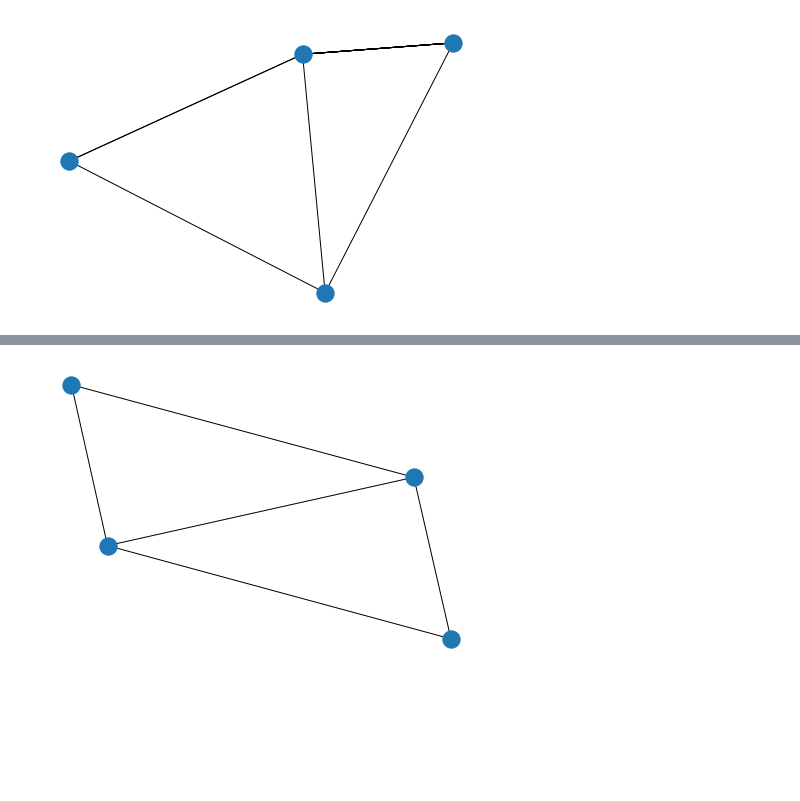
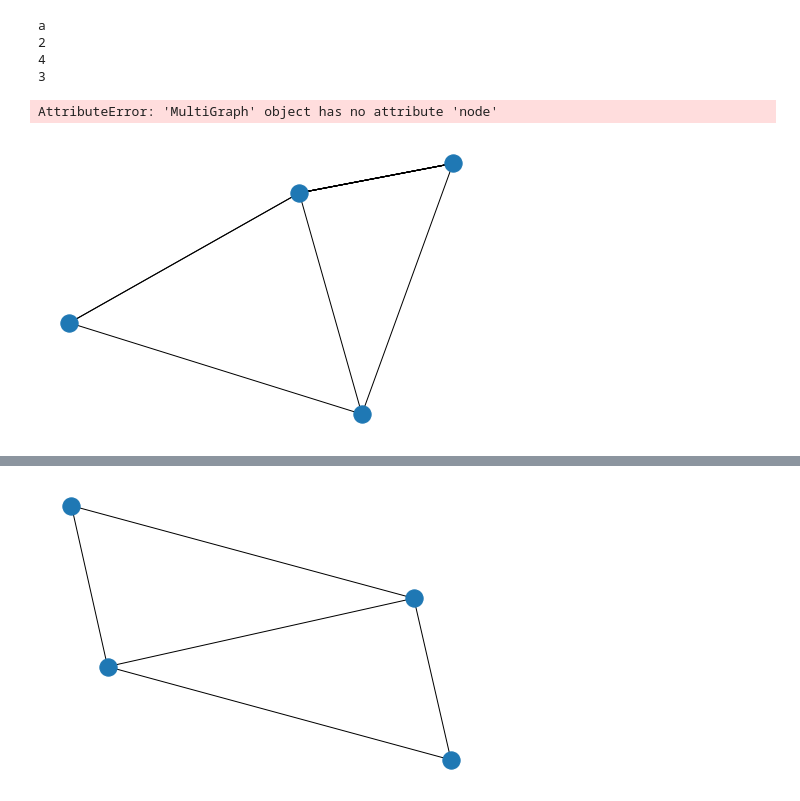
Before and after one commit to hera0109/Intern_prestudy2020, a Jupyter notebook: code/test.ipynb, the cells around one changed output, grey strips where cells are left out. Saved outputs shown, nothing was run; the diff lists cells and outputs as text; code cells hidden in the pictures; blank space fills up the shorter version.

```diff
--- a/code/test.ipynb
+++ b/code/test.ipynb
@@ -10,9 +10,18 @@ from community import community_louvain
 import collections
 # %%
 G = nx.MultiGraph()
-G.add_nodes_from(['a',2,3,4])
+#G.add_nodes_from(['a',2,3])
 G.add_edges_from([('a',2),('a',2),('a',4),(2,4)
 ,(2,3),(2,3),(2,3),(2,3),(2,3),(2,3),(2,3),(2,3),(2,3),(3,4)])
-nx.draw(G)
+nx.draw(G, label=True)
+
+for node in G:
+    print(node)
+G.node['a']
 # %% [output]
+a
+2
+4
+3
+AttributeError: 'MultiGraph' object has no attribute 'node'
-[figure, old version]
+[figure, new version]
```
Also changed, not shown: parts of 1 cell of this notebook, 5 other files.
